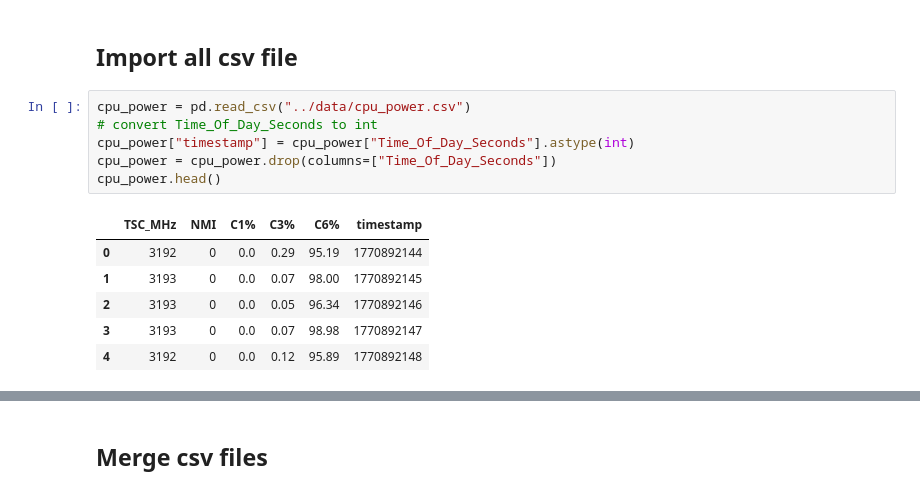
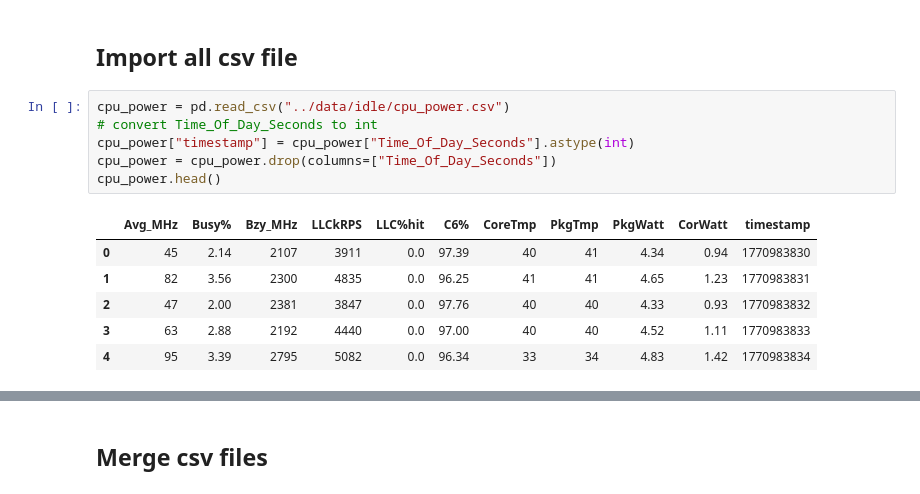
Before and after one commit to bilberats/component-monitoring, a Jupyter notebook: analysis/measures_analysis.ipynb, the cells around one changed output, grey strips where cells are left out. Drawn from its saved outputs; the diff is of its cells as text.

```diff
--- a/analysis/measures_analysis.ipynb
+++ b/analysis/measures_analysis.ipynb
@@ -11,15 +11,15 @@ import seaborn as sns
 # %% [markdown]
 ## Import all csv file
 # %%
-cpu_power = pd.read_csv("../data/cpu_power.csv")
+cpu_power = pd.read_csv("../data/idle/cpu_power.csv")
 # convert Time_Of_Day_Seconds to int
 cpu_power["timestamp"] = cpu_power["Time_Of_Day_Seconds"].astype(int)
 cpu_power = cpu_power.drop(columns=["Time_Of_Day_Seconds"])
 cpu_power.head()
 # %% [output]
-|  | TSC_MHz | NMI | C1% | C3% | C6% | timestamp |
-| 0 | 3192 | 0 | 0.0 | 0.29 | 95.19 | 1770892144 |
-| 1 | 3193 | 0 | 0.0 | 0.07 | 98.00 | 1770892145 |
-| 2 | 3193 | 0 | 0.0 | 0.05 | 96.34 | 1770892146 |
-| 3 | 3193 | 0 | 0.0 | 0.07 | 98.98 | 1770892147 |
-| 4 | 3192 | 0 | 0.0 | 0.12 | 95.89 | 1770892148 |
+|  | Avg_MHz | Busy% | Bzy_MHz | LLCkRPS | LLC%hit | C6% | CoreTmp | PkgTmp | PkgWatt | CorWatt | timestamp |
+| 0 | 45 | 2.14 | 2107 | 3911 | 0.0 | 97.39 | 40 | 41 | 4.34 | 0.94 | 1770983830 |
+| 1 | 82 | 3.56 | 2300 | 4835 | 0.0 | 96.25 | 41 | 41 | 4.65 | 1.23 | 1770983831 |
+| 2 | 47 | 2.00 | 2381 | 3847 | 0.0 | 97.76 | 40 | 40 | 4.33 | 0.93 | 1770983832 |
+| 3 | 63 | 2.88 | 2192 | 4440 | 0.0 | 97.00 | 40 | 40 | 4.52 | 1.11 | 1770983833 |
+| 4 | 95 | 3.39 | 2795 | 5082 | 0.0 | 96.34 | 33 | 34 | 4.83 | 1.42 | 1770983834 |
```
Also changed, not shown: parts of 14 cells of this notebook, 3 other files.
